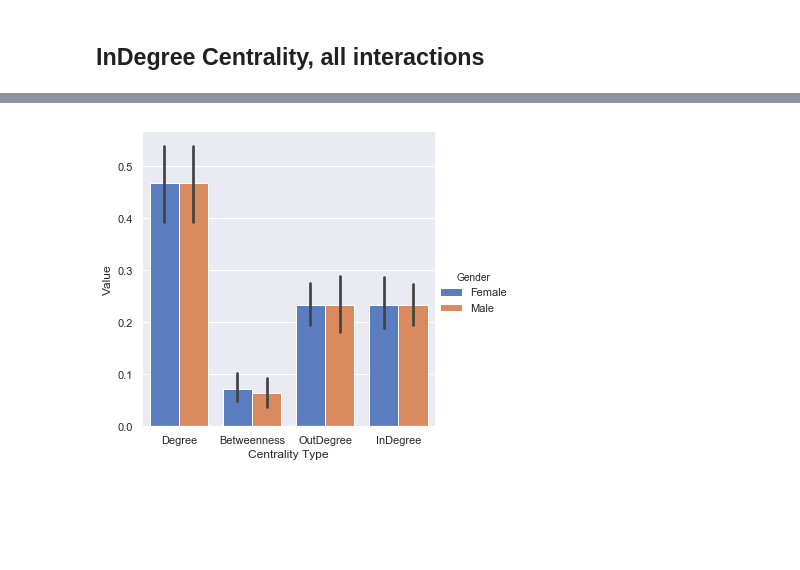
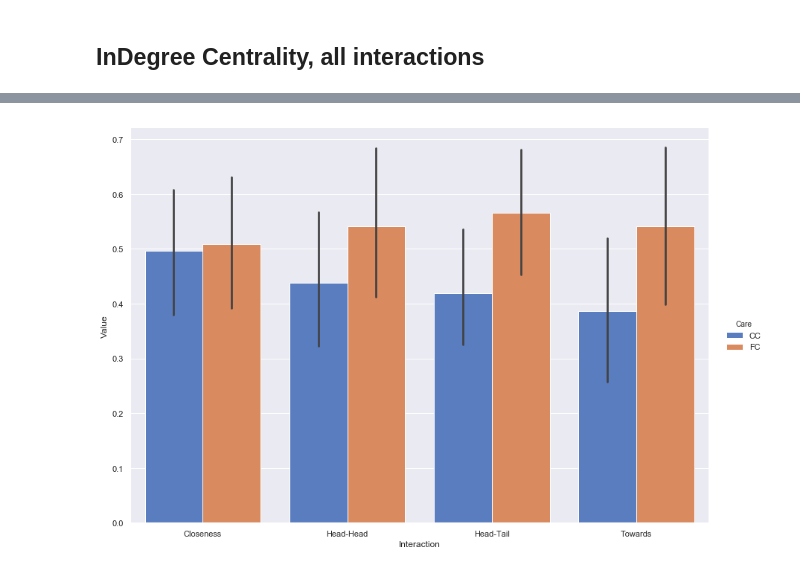
Before and after one commit to saraelshawa/Social-Networks, a Jupyter notebook: Data Collection.ipynb, the cells around one changed output, grey strips where cells are left out. Drawn from its saved outputs; the diff is of its cells as text; code cells hidden in the pictures; blank space fills up the shorter version.

```diff
--- a/Data Collection.ipynb
+++ b/Data Collection.ipynb
@@ -86,11 +196,9 @@ Both male and female included. FC have lower outdegree vs indegree, meaning mayb
 # %%
 sns.set(font_scale=1)
-g = sns.catplot("Network Measure", "Value", "Gender", data=df, kind="bar", palette="muted", legend=True)
-g._legend.set_title("Gender")
-g.set(xlabel='Centrality Type', ylabel='Value')
-g.set(xticklabels=['Degree', 'Betweenness', 'OutDegree', 'InDegree'])
-plt.savefig('female_male_centrality_same.png', bbox_inches='tight')
+g = sns.catplot("Interaction", "Value", "Care General", data=df, kind="bar", palette="muted", legend=True, height=8.27, aspect=11.7/8.27)
+g._legend.set_title("Care")
+# plt.savefig('network_measure_value_CC_FC.png', bbox_inches='tight')
 # Show plot
 plt.show()
 # %% [output]
-[figure, old version]
+[figure, new version]
```
Also changed, not shown: parts of 23 cells of this notebook.
